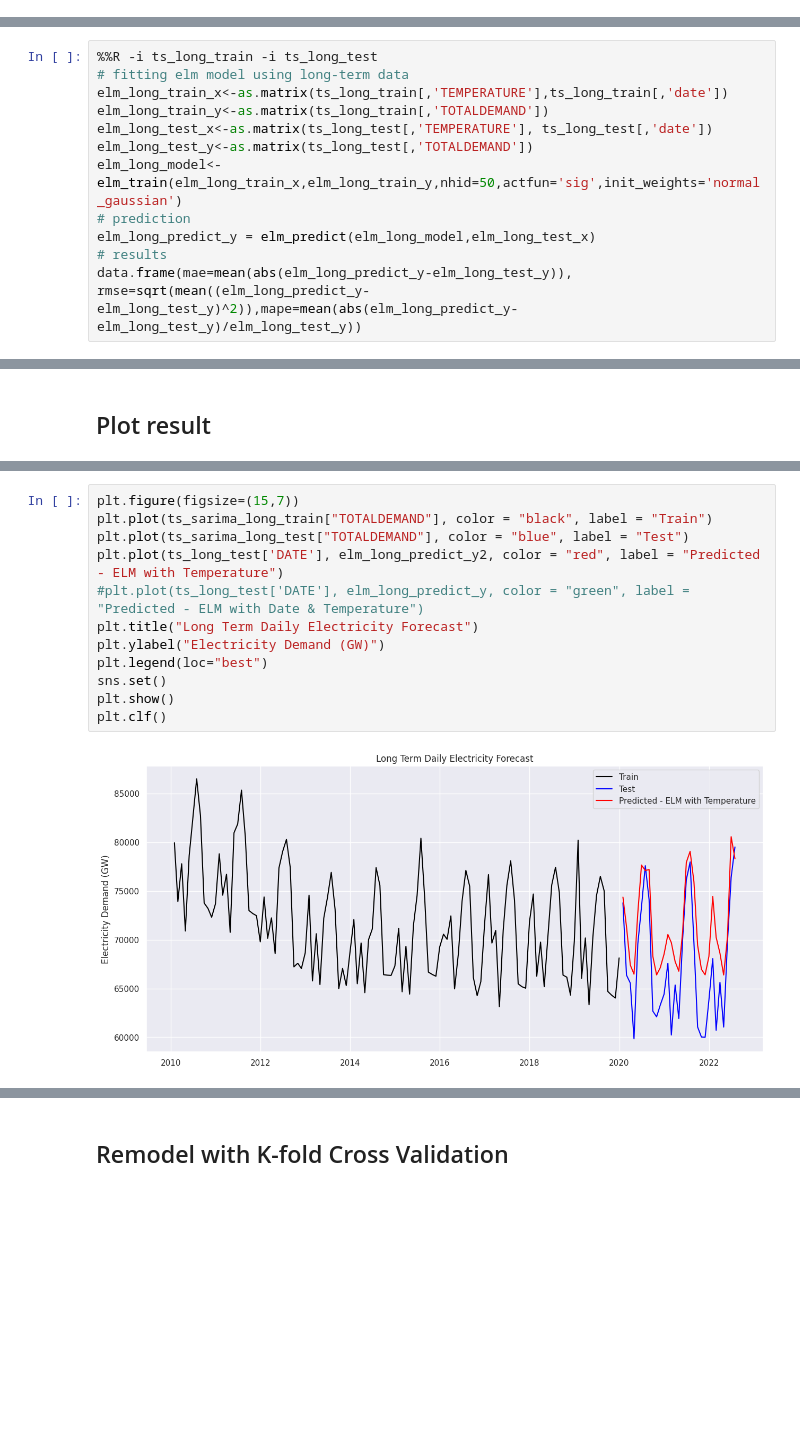
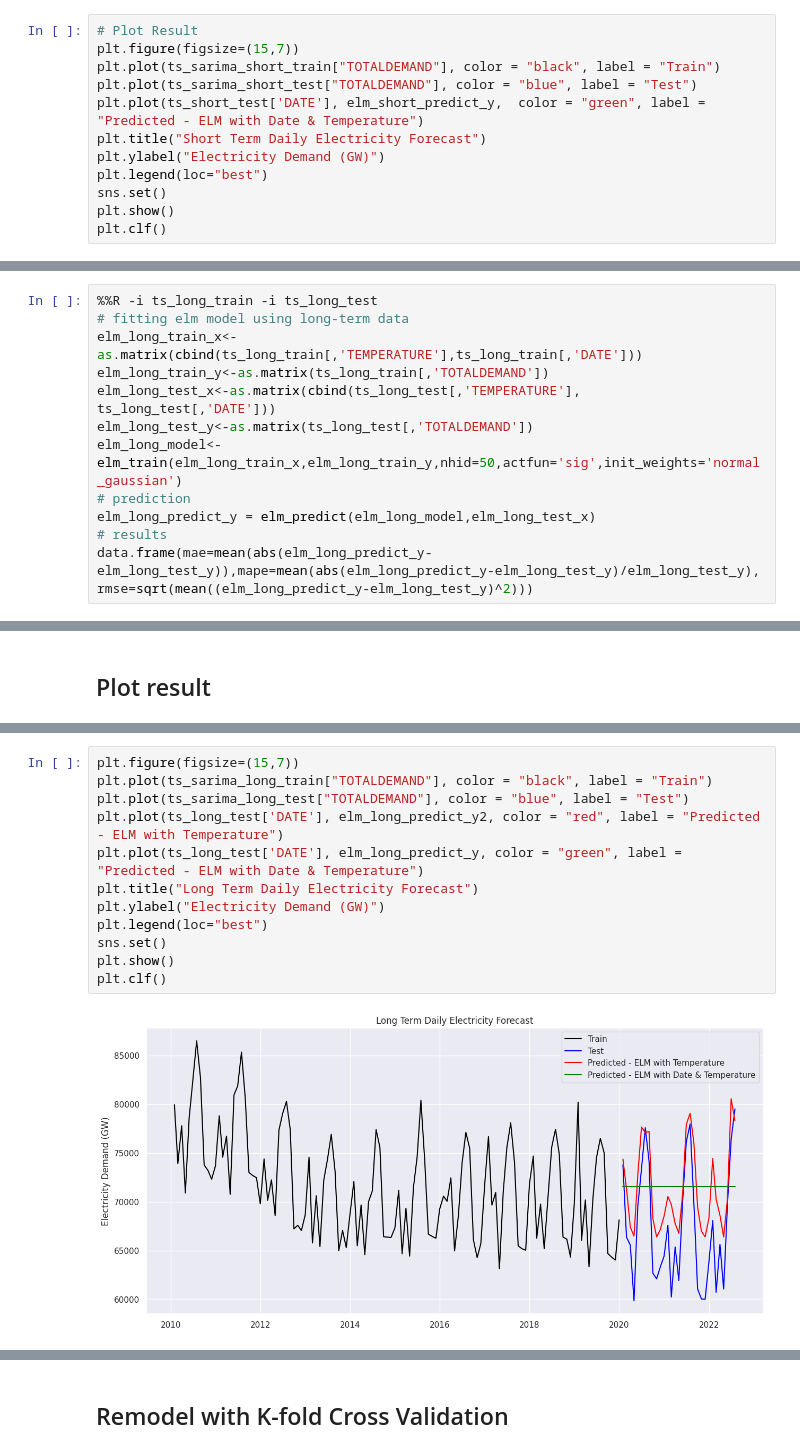
Before and after one commit to DakshiW/project_group_i, a Jupyter notebook: Fiona/unswprojectv10 with charts.ipynb, the cells around one changed output, grey strips where cells are left out. Cells and saved outputs as stored; diff of their text form; blank space fills up the shorter version.

```diff
--- a/Fiona/unswprojectv10 with charts.ipynb
+++ b/Fiona/unswprojectv10 with charts.ipynb
@@ -1164,0 +1152,12 @@ time: 68.9 ms (started: 2023-04-10 14:41:42 +00:00)
+# %%
+# Plot Result
+plt.figure(figsize=(15,7))
+plt.plot(ts_sarima_short_train["TOTALDEMAND"], color = "black", label = "Train")
+plt.plot(ts_sarima_short_test["TOTALDEMAND"], color = "blue", label = "Test")
+plt.plot(ts_short_test['DATE'], elm_short_predict_y,  color = "green", label = "Predicted - ELM with Date & Temperature")
+plt.title("Short Term Daily Electricity Forecast")
+plt.ylabel("Electricity Demand (GW)")
+plt.legend(loc="best")
+sns.set()
+plt.show()
+plt.clf()
@@ -1165,13 +1184,13 @@ time: 68.9 ms (started: 2023-04-10 14:41:42 +00:00)
 # %%
 %%R -i ts_long_train -i ts_long_test
 # fitting elm model using long-term data
-elm_long_train_x<-as.matrix(ts_long_train[,'TEMPERATURE'],ts_long_train[,'date'])
+elm_long_train_x<-as.matrix(cbind(ts_long_train[,'TEMPERATURE'],ts_long_train[,'DATE']))
 elm_long_train_y<-as.matrix(ts_long_train[,'TOTALDEMAND'])
-elm_long_test_x<-as.matrix(ts_long_test[,'TEMPERATURE'], ts_long_test[,'date'])
+elm_long_test_x<-as.matrix(cbind(ts_long_test[,'TEMPERATURE'], ts_long_test[,'DATE']))
 elm_long_test_y<-as.matrix(ts_long_test[,'TOTALDEMAND'])
 elm_long_model<-elm_train(elm_long_train_x,elm_long_train_y,nhid=50,actfun='sig',init_weights='normal_gaussian')
 # prediction
 elm_long_predict_y = elm_predict(elm_long_model,elm_long_test_x)
 # results
-data.frame(mae=mean(abs(elm_long_predict_y-elm_long_test_y)), rmse=sqrt(mean((elm_long_predict_y-elm_long_test_y)^2)),mape=mean(abs(elm_long_predict_y-elm_long_test_y)/elm_long_test_y))
+data.frame(mae=mean(abs(elm_long_predict_y-elm_long_test_y)),mape=mean(abs(elm_long_predict_y-elm_long_test_y)/elm_long_test_y), rmse=sqrt(mean((elm_long_predict_y-elm_long_test_y)^2)))
 # %% [output]
@@ -1259,15 +1278,15 @@ time: 501 ms (started: 2023-04-10 14:41:52 +00:00)
 # %%
 plt.figure(figsize=(15,7))
 plt.plot(ts_sarima_long_train["TOTALDEMAND"], color = "black", label = "Train")
 plt.plot(ts_sarima_long_test["TOTALDEMAND"], color = "blue", label = "Test")
 plt.plot(ts_long_test['DATE'], elm_long_predict_y2, color = "red", label = "Predicted - ELM with Temperature")
-#plt.plot(ts_long_test['DATE'], elm_long_predict_y, color = "green", label = "Predicted - ELM with Date & Temperature")
+plt.plot(ts_long_test['DATE'], elm_long_predict_y, color = "green", label = "Predicted - ELM with Date & Temperature")
 plt.title("Long Term Daily Electricity Forecast")
 plt.ylabel("Electricity Demand (GW)")
 plt.legend(loc="best")
 sns.set()
 plt.show()
 plt.clf()
 # %% [output]
-[figure, old version]
+[figure, new version]
 <Figure size 640x480 with 0 Axes>
```
Also changed, not shown: parts of 89 cells of this notebook.
